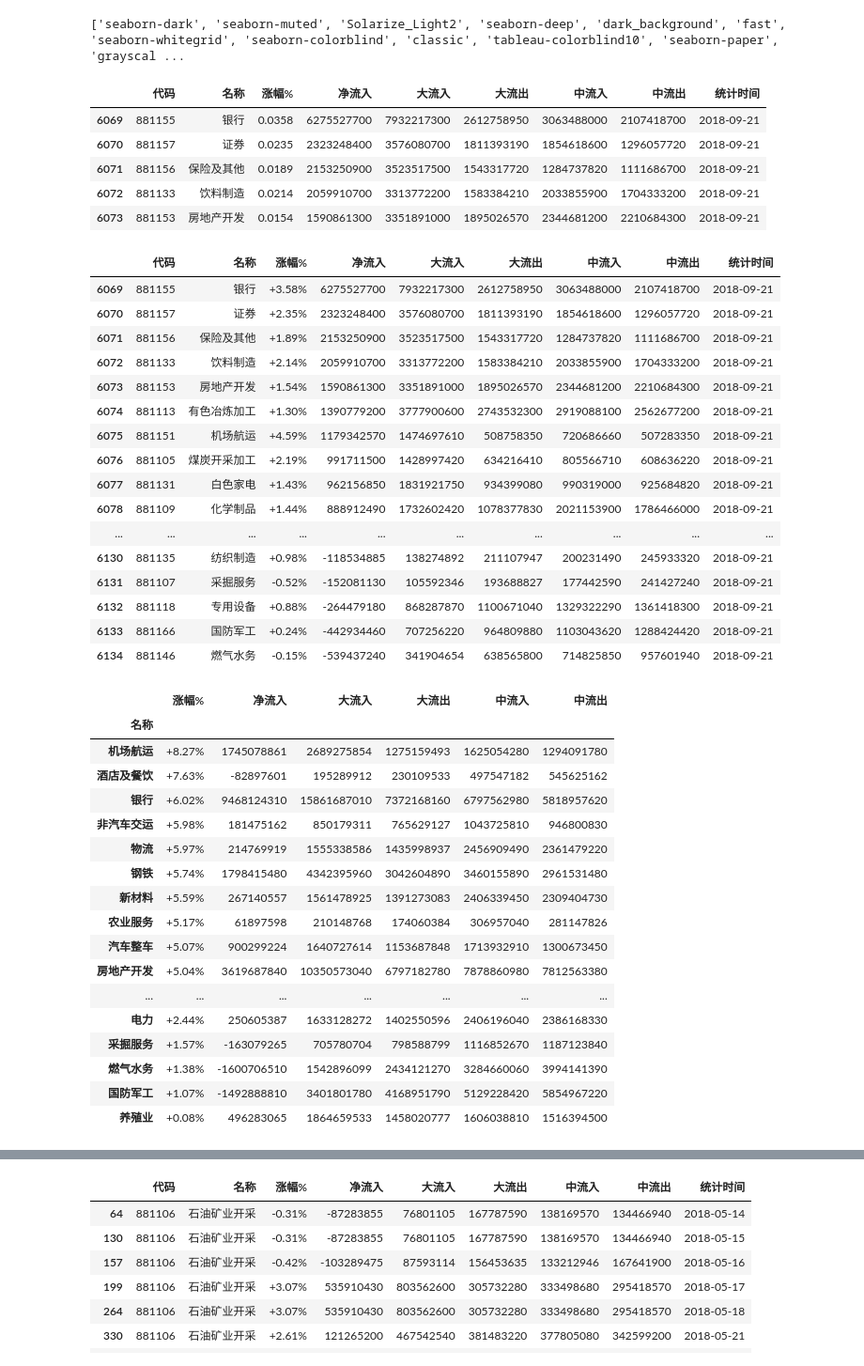
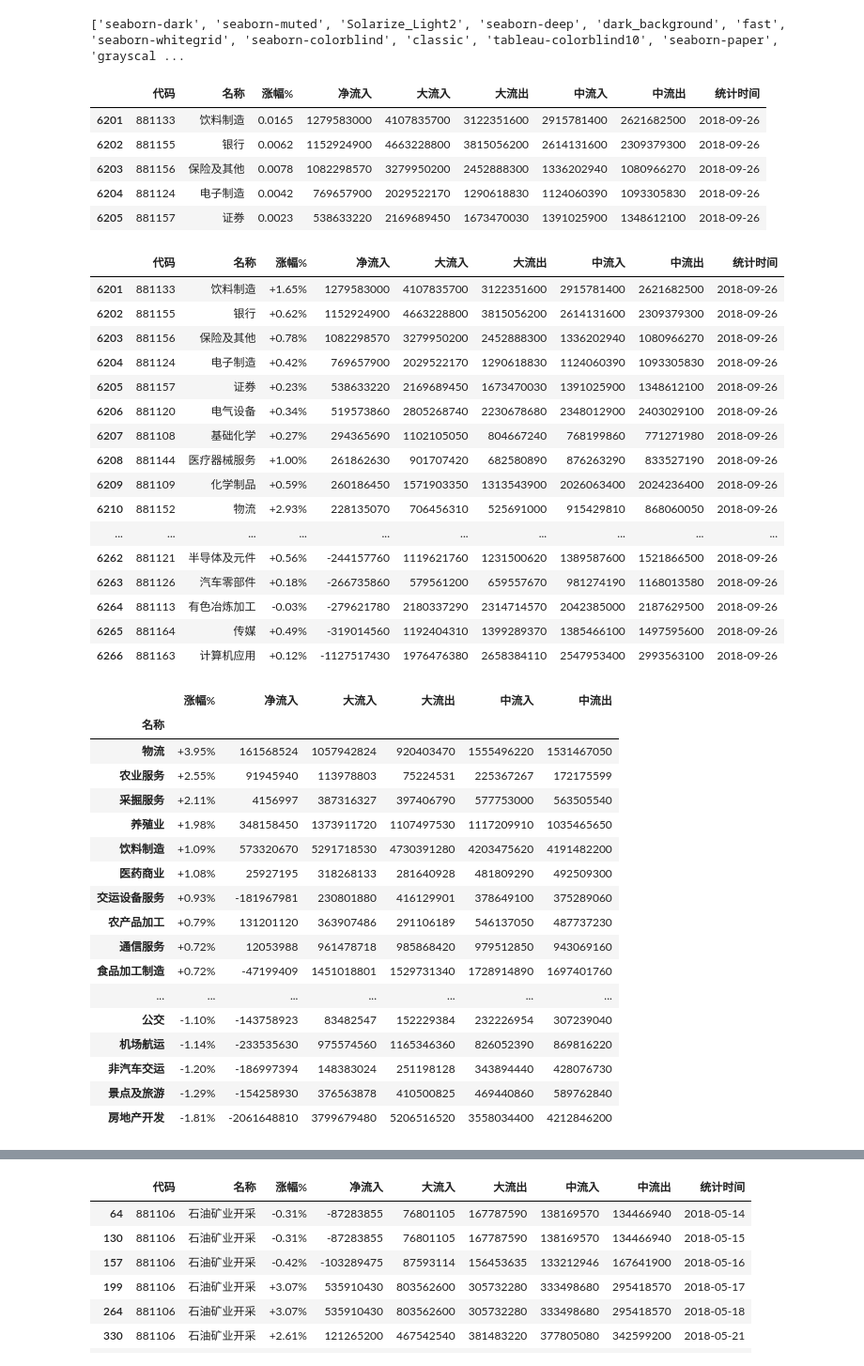
Before and after one commit to sunmd/DataAnlysisDemo, a Jupyter notebook: StockAnlysis.ipynb, the cells around one changed output, grey strips where cells are left out. Shown at 94% size. Saved outputs shown, nothing was run; the diff lists cells and outputs as text; code cells hidden in the pictures.

```diff
--- a/StockAnlysis.ipynb
+++ b/StockAnlysis.ipynb
@@ -212,64 +212,64 @@ def ycz():
 # %%
 file_date = '2018-09'
 
-to_day = '2018-09-21'
+to_day = '2018-09-26'
 
-df = save_one_day( file_date, columns_name, 21)
+df = save_one_day( file_date, columns_name, 26)
 
-df[df['统计时间']=='2018-09-21'].head()
+df[df['统计时间']=='2018-09-26'].head()
 # %% [output]
 |  | 代码 | 名称 | 涨幅% | 净流入 | 大流入 | 大流出 | 中流入 | 中流出 | 统计时间 |
-| 6069 | 881155 | 银行 | 0.0358 | 6275527700 | 7932217300 | 2612758950 | 3063488000 | 2107418700 | 2018-09-21 |
-| 6070 | 881157 | 证券 | 0.0235 | 2323248400 | 3576080700 | 1811393190 | 1854618600 | 1296057720 | 2018-09-21 |
-| 6071 | 881156 | 保险及其他 | 0.0189 | 2153250900 | 3523517500 | 1543317720 | 1284737820 | 1111686700 | 2018-09-21 |
-| 6072 | 881133 | 饮料制造 | 0.0214 | 2059910700 | 3313772200 | 1583384210 | 2033855900 | 1704333200 | 2018-09-21 |
-| 6073 | 881153 | 房地产开发 | 0.0154 | 1590861300 | 3351891000 | 1895026570 | 2344681200 | 2210684300 | 2018-09-21 |
+| 6201 | 881133 | 饮料制造 | 0.0165 | 1279583000 | 4107835700 | 3122351600 | 2915781400 | 2621682500 | 2018-09-26 |
+| 6202 | 881155 | 银行 | 0.0062 | 1152924900 | 4663228800 | 3815056200 | 2614131600 | 2309379300 | 2018-09-26 |
+| 6203 | 881156 | 保险及其他 | 0.0078 | 1082298570 | 3279950200 | 2452888300 | 1336202940 | 1080966270 | 2018-09-26 |
+| 6204 | 881124 | 电子制造 | 0.0042 | 769657900 | 2029522170 | 1290618830 | 1124060390 | 1093305830 | 2018-09-26 |
+| 6205 | 881157 | 证券 | 0.0023 | 538633220 | 2169689450 | 1673470030 | 1391025900 | 1348612100 | 2018-09-26 |
 # %%
 df[df['统计时间']==to_day].sort_values('净流入',ascending=False)\
 .style.use(mystl.export()).format({'涨幅%':"{:+.2%}"})
 # %% [output]
 |  | 代码 | 名称 | 涨幅% | 净流入 | 大流入 | 大流出 | 中流入 | 中流出 | 统计时间 |
-| 6069 | 881155 | 银行 | +3.58% | 6275527700 | 7932217300 | 2612758950 | 3063488000 | 2107418700 | 2018-09-21 |
-| 6070 | 881157 | 证券 | +2.35% | 2323248400 | 3576080700 | 1811393190 | 1854618600 | 1296057720 | 2018-09-21 |
-| 6071 | 881156 | 保险及其他 | +1.89% | 2153250900 | 3523517500 | 1543317720 | 1284737820 | 1111686700 | 2018-09-21 |
-| 6072 | 881133 | 饮料制造 | +2.14% | 2059910700 | 3313772200 | 1583384210 | 2033855900 | 1704333200 | 2018-09-21 |
-| 6073 | 881153 | 房地产开发 | +1.54% | 1590861300 | 3351891000 | 1895026570 | 2344681200 | 2210684300 | 2018-09-21 |
-| 6074 | 881113 | 有色冶炼加工 | +1.30% | 1390779200 | 3777900600 | 2743532300 | 2919088100 | 2562677200 | 2018-09-21 |
-| 6075 | 881151 | 机场航运 | +4.59% | 1179342570 | 1474697610 | 508758350 | 720686660 | 507283350 | 2018-09-21 |
-| 6076 | 881105 | 煤炭开采加工 | +2.19% | 991711500 | 1428997420 | 634216410 | 805566710 | 608636220 | 2018-09-21 |
-| 6077 | 881131 | 白色家电 | +1.43% | 962156850 | 1831921750 | 934399080 | 990319000 | 925684820 | 2018-09-21 |
-| 6078 | 881109 | 化学制品 | +1.44% | 888912490 | 1732602420 | 1078377830 | 2021153900 | 1786466000 | 2018-09-21 |
+| 6201 | 881133 | 饮料制造 | +1.65% | 1279583000 | 4107835700 | 3122351600 | 2915781400 | 2621682500 | 2018-09-26 |
+| 6202 | 881155 | 银行 | +0.62% | 1152924900 | 4663228800 | 3815056200 | 2614131600 | 2309379300 | 2018-09-26 |
+| 6203 | 881156 | 保险及其他 | +0.78% | 1082298570 | 3279950200 | 2452888300 | 1336202940 | 1080966270 | 2018-09-26 |
+| 6204 | 881124 | 电子制造 | +0.42% | 769657900 | 2029522170 | 1290618830 | 1124060390 | 1093305830 | 2018-09-26 |
+| 6205 | 881157 | 证券 | +0.23% | 538633220 | 2169689450 | 1673470030 | 1391025900 | 1348612100 | 2018-09-26 |
+| 6206 | 881120 | 电气设备 | +0.34% | 519573860 | 2805268740 | 2230678680 | 2348012900 | 2403029100 | 2018-09-26 |
+| 6207 | 881108 | 基础化学 | +0.27% | 294365690 | 1102105050 | 804667240 | 768199860 | 771271980 | 2018-09-26 |
+| 6208 | 881144 | 医疗器械服务 | +1.00% | 261862630 | 901707420 | 682580890 | 876263290 | 833527190 | 2018-09-26 |
+| 6209 | 881109 | 化学制品 | +0.59% | 260186450 | 1571903350 | 1313543900 | 2026063400 | 2024236400 | 2018-09-26 |
+| 6210 | 881152 | 物流 | +2.93% | 228135070 | 706456310 | 525691000 | 915429810 | 868060050 | 2018-09-26 |
 | ... | ... | ... | ... | ... | ... | ... | ... | ... | ... |
-| 6130 | 881135 | 纺织制造 | +0.98% | -118534885 | 138274892 | 211107947 | 200231490 | 245933320 | 2018-09-21 |
-| 6131 | 881107 | 采掘服务 | -0.52% | -152081130 | 105592346 | 193688827 | 177442590 | 241427240 | 2018-09-21 |
-| 6132 | 881118 | 专用设备 | +0.88% | -264479180 | 868287870 | 1100671040 | 1329322290 | 1361418300 | 2018-09-21 |
-| 6133 | 881166 | 国防军工 | +0.24% | -442934460 | 707256220 | 964809880 | 1103043620 | 1288424420 | 2018-09-21 |
-| 6134 | 881146 | 燃气水务 | -0.15% | -539437240 | 341904654 | 638565800 | 714825850 | 957601940 | 2018-09-21 |
+| 6262 | 881121 | 半导体及元件 | +0.56% | -244157760 | 1119621760 | 1231500620 | 1389587600 | 1521866500 | 2018-09-26 |
+| 6263 | 881126 | 汽车零部件 | +0.18% | -266735860 | 579561200 | 659557670 | 981274190 | 1168013580 | 2018-09-26 |
+| 6264 | 881113 | 有色冶炼加工 | -0.03% | -279621780 | 2180337290 | 2314714570 | 2042385000 | 2187629500 | 2018-09-26 |
+| 6265 | 881164 | 传媒 | +0.49% | -319014560 | 1192404310 | 1399289370 | 1385466100 | 1497595600 | 2018-09-26 |
+| 6266 | 881163 | 计算机应用 | +0.12% | -1127517430 | 1976476380 | 2658384110 | 2547953400 | 2993563100 | 2018-09-26 |
 # %%
 #按分类进行统计
 
-df_grp_name = df[df['统计时间']>=file_date+'-18'].groupby('名称').sum()
+df_grp_name = df[df['统计时间']>=file_date+'-25'].groupby('名称').sum()
 df_grp_name.sort_values(['涨幅%','净流入'], ascending=False)\
 .style.use(mystl.export()).format({'涨幅%':'{:+.2%}'})
 # %% [output]
 |  | 涨幅% | 净流入 | 大流入 | 大流出 | 中流入 | 中流出 |
 | 名称 |  |  |  |  |  |  |
-| 机场航运 | +8.27% | 1745078861 | 2689275854 | 1275159493 | 1625054280 | 1294091780 |
-| 酒店及餐饮 | +7.63% | -82897601 | 195289912 | 230109533 | 497547182 | 545625162 |
-| 银行 | +6.02% | 9468124310 | 15861687010 | 7372168160 | 6797562980 | 5818957620 |
-| 非汽车交运 | +5.98% | 181475162 | 850179311 | 765629127 | 1043725810 | 946800830 |
-| 物流 | +5.97% | 214769919 | 1555338586 | 1435998937 | 2456909490 | 2361479220 |
-| 钢铁 | +5.74% | 1798415480 | 4342395960 | 3042604890 | 3460155890 | 2961531480 |
-| 新材料 | +5.59% | 267140557 | 1561478925 | 1391273083 | 2406339450 | 2309404730 |
-| 农业服务 | +5.17% | 61897598 | 210148768 | 174060384 | 306957040 | 281147826 |
-| 汽车整车 | +5.07% | 900299224 | 1640727614 | 1153687848 | 1713932910 | 1300673450 |
-| 房地产开发 | +5.04% | 3619687840 | 10350573040 | 6797182780 | 7878860980 | 7812563380 |
+| 物流 | +3.95% | 161568524 | 1057942824 | 920403470 | 1555496220 | 1531467050 |
+| 农业服务 | +2.55% | 91945940 | 113978803 | 75224531 | 225367267 | 172175599 |
+| 采掘服务 | +2.11% | 4156997 | 387316327 | 397406790 | 577753000 | 563505540 |
+| 养殖业 | +1.98% | 348158450 | 1373911720 | 1107497530 | 1117209910 | 1035465650 |
+| 饮料制造 | +1.09% | 573320670 | 5291718530 | 4730391280 | 4203475620 | 4191482200 |
+| 医药商业 | +1.08% | 25927195 | 318268133 | 281640928 | 481809290 | 492509300 |
+| 交运设备服务 | +0.93% | -181967981 | 230801880 | 416129901 | 378649100 | 375289060 |
+| 农产品加工 | +0.79% | 131201120 | 363907486 | 291106189 | 546137050 | 487737230 |
+| 通信服务 | +0.72% | 12053988 | 961478718 | 985868420 | 979512850 | 943069160 |
+| 食品加工制造 | +0.72% | -47199409 | 1451018801 | 1529731340 | 1728914890 | 1697401760 |
 | ... | ... | ... | ... | ... | ... | ... |
-| 电力 | +2.44% | 250605387 | 1633128272 | 1402550596 | 2406196040 | 2386168330 |
-| 采掘服务 | +1.57% | -163079265 | 705780704 | 798588799 | 1116852670 | 1187123840 |
-| 燃气水务 | +1.38% | -1600706510 | 1542896099 | 2434121270 | 3284660060 | 3994141390 |
-| 国防军工 | +1.07% | -1492888810 | 3401801780 | 4168951790 | 5129228420 | 5854967220 |
-| 养殖业 | +0.08% | 496283065 | 1864659533 | 1458020777 | 1606038810 | 1516394500 |
+| 公交 | -1.10% | -143758923 | 83482547 | 152229384 | 232226954 | 307239040 |
+| 机场航运 | -1.14% | -233535630 | 975574560 | 1165346360 | 826052390 | 869816220 |
+| 非汽车交运 | -1.20% | -186997394 | 148383024 | 251198128 | 343894440 | 428076730 |
+| 景点及旅游 | -1.29% | -154258930 | 376563878 | 410500825 | 469440860 | 589762840 |
+| 房地产开发 | -1.81% | -2061648810 | 3799679480 | 5206516520 | 3558034400 | 4212846200 |
 # %%
 #按时间进行统计
 df_grp_time = df.groupby('统计时间').sum()
```
Also changed, not shown: parts of 1 cell of this notebook.
